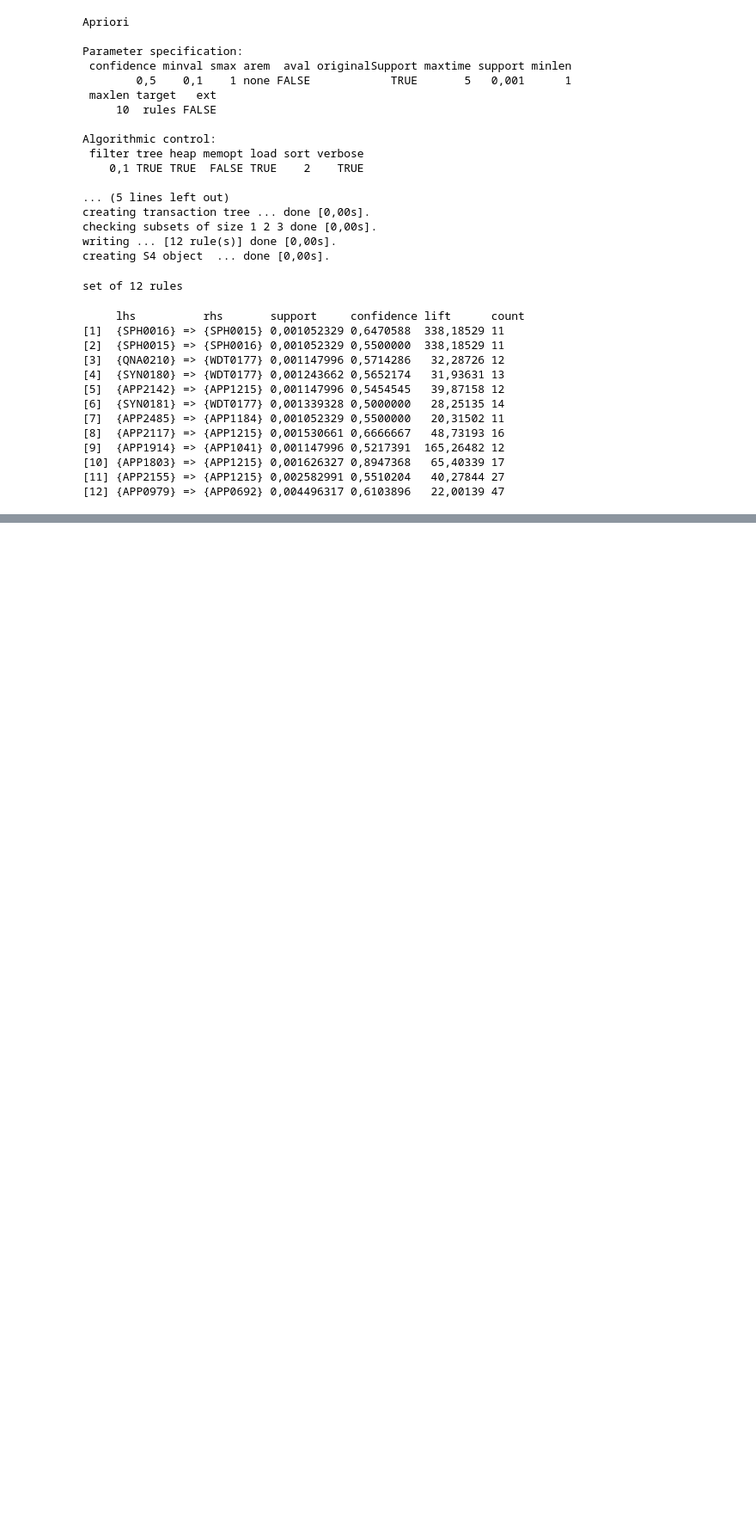
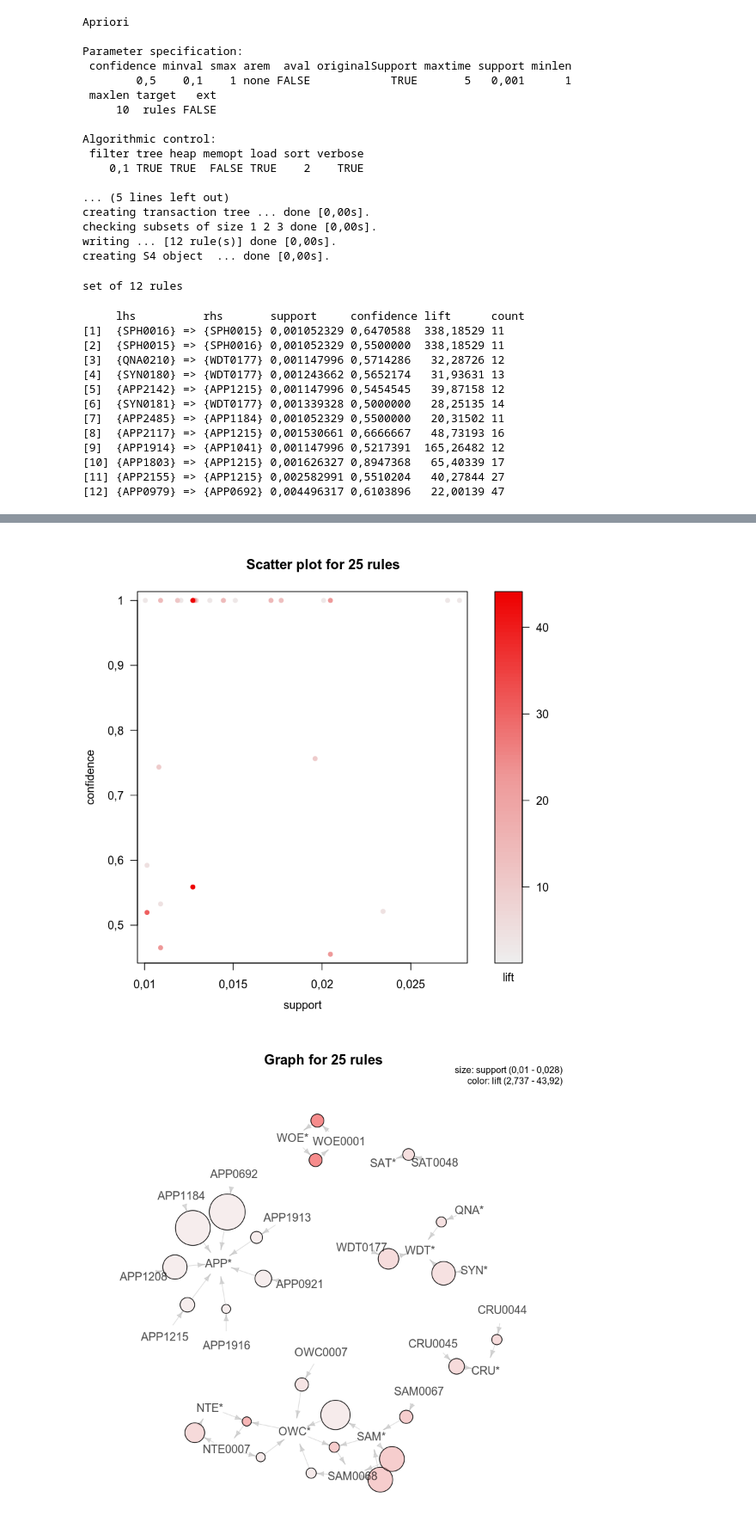
Before and after one commit to TuomoKareoja/product-associations-discovery, a Jupyter notebook: notebooks/exploratory/apriori_exploration.ipynb, the cells around one changed output, grey strips where cells are left out. Shown: that part at 86% size. Cells and saved outputs as stored; diff of their text form; code cells hidden in the pictures; blank space fills up the shorter version.

```diff
--- a/notebooks/exploratory/apriori_exploration.ipynb
+++ b/notebooks/exploratory/apriori_exploration.ipynb
@@ -140,0 +133,3 @@ ERROR: Error in plot.associations(rules): Needed package 'arulesViz' not install
+# %%
+# Trying to use product brand abbreviations with the the actual products
+data_trans_brand <- arules::addAggregate(data_trans, by="brand")
@@ -140,0 +144,18 @@ ERROR: Error in plot.associations(rules): Needed package 'arulesViz' not install
+# %%
+rules_brand <- arules::apriori(
+    data_trans_brand,
+    parameter=list(
+        support=0.01,
+        confidence=0.4,
+        minlen=2,
+        maxlen=4,
+        target='rules'
+    )
+)
+
+# Dropping redundant, statistically non-significant rules and rules with less than 30 lift
+rules_brand <- rules_brand[!arules::is.redundant(rules_brand)]
+rules_brand <- rules_brand[arules::is.significant(rules_brand, data_trans_brand, method='chisq', alpha=0.001, adjust='bonferroni')]
+rules_brand <- arules::subset(rules_brand, lift >= 2)
+
+arules::inspect(head(rules_brand))
@@ -141,3 +180,11 @@ ERROR: Error in plot.associations(rules): Needed package 'arulesViz' not install
+# %%
+# Visualizing the rules
+library(arulesViz)
+plot(rules_brand)
+plot(rules_brand, method='graph')
+# %% [output]
+[figure, added]
+[figure, added]
 # %%
 # Trying to use product categories instead of the actual products
 data_trans_multlev <- arules::aggregate(data_trans, by="level1")
```
Also changed, not shown: parts of 17 cells of this notebook, 2 other files.
